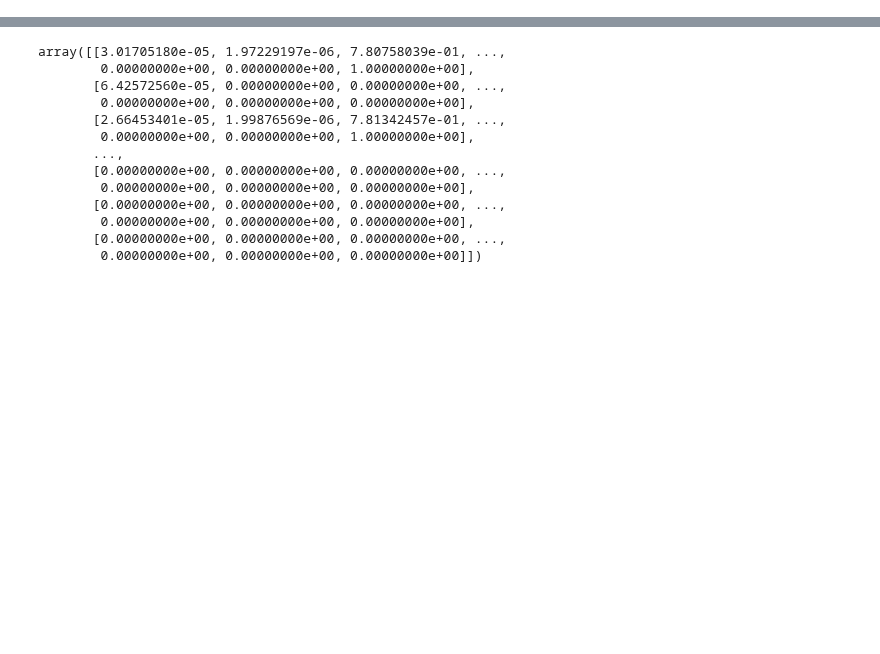
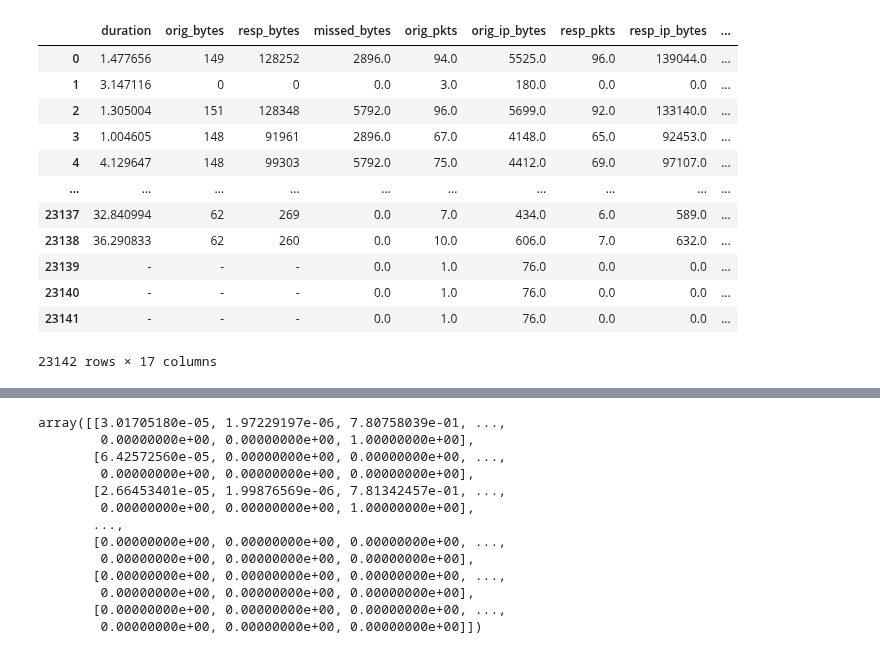
Before and after one commit to WiresharkIO/ML_4_IOT_Security, a Jupyter notebook: Model/Naive_Bayes.ipynb, the cells around one changed output, grey strips where cells are left out. Cells and saved outputs as stored; diff of their text form; code cells hidden in the pictures; blank space fills up the shorter version.

```diff
--- a/Model/Naive_Bayes.ipynb
+++ b/Model/Naive_Bayes.ipynb
@@ -0,0 +66,20 @@
+# %%
+df_c.loc[(df_c.label == '-   Malicious   PartOfAHorizontalPortScan'), 'label'] = 'PartOfAHorizontalPortScan'
+df_c.loc[(df_c.label == '(empty)   Malicious   PartOfAHorizontalPortScan'), 'label'] = 'PartOfAHorizontalPortScan'
+df_c.loc[(df_c.label == '-   Malicious   Okiru'), 'label'] = 'Okiru'
+df_c.loc[(df_c.label == '(empty)   Malicious   Okiru'), 'label'] = 'Okiru'
+df_c.loc[(df_c.label == '-   Benign   -'), 'label'] = 'Benign'
+df_c.loc[(df_c.label == '(empty)   Benign   -'), 'label'] = 'Benign'
+df_c.loc[(df_c.label == '-   Malicious   DDoS'), 'label'] = 'DDoS'
+df_c.loc[(df_c.label == '-   Malicious   C&C'), 'label'] = 'C&C'
+df_c.loc[(df_c.label == '(empty)   Malicious   C&C'), 'label'] = 'C&C'
+df_c.loc[(df_c.label == '-   Malicious   Attack'), 'label'] = 'Attack'
+df_c.loc[(df_c.label == '(empty)   Malicious   Attack'), 'label'] = 'Attack'
+df_c.loc[(df_c.label == '-   Malicious   C&C-HeartBeat'), 'label'] = 'C&C-HeartBeat'
+df_c.loc[(df_c.label == '(empty)   Malicious   C&C-HeartBeat'), 'label'] = 'C&C-HeartBeat'
+df_c.loc[(df_c.label == '-   Malicious   C&C-FileDownload'), 'label'] = 'C&C-FileDownload'
+df_c.loc[(df_c.label == '-   Malicious   C&C-Torii'), 'label'] = 'C&C-Torii'
+df_c.loc[(df_c.label == '-   Malicious   C&C-HeartBeat-FileDownload'), 'label'] = 'C&C-HeartBeat-FileDownload'
+df_c.loc[(df_c.label == '-   Malicious   FileDownload'), 'label'] = 'FileDownload'
+df_c.loc[(df_c.label == '-   Malicious   C&C-Mirai'), 'label'] = 'C&C-Mirai'
+df_c.loc[(df_c.label == '-   Malicious   Okiru-Attack'), 'label'] = 'Okiru-Attack'
@@ -0,0 +94,21 @@
+# %%
+df_c = df_c.drop(columns=['ts','uid','id.orig_h','id.orig_p','id.resp_h','id.resp_p', 'service','local_orig','local_resp','history'])
+# %%
+df_c = pd.get_dummies(df_c, columns=['proto'])
+df_c = pd.get_dummies(df_c, columns=['conn_state'])
+# %%
+df_c
+# %% [output]
+|  | duration | orig_bytes | resp_bytes | missed_bytes | orig_pkts | orig_ip_bytes | resp_pkts | resp_ip_bytes | ... |
+| 0 | 1.477656 | 149 | 128252 | 2896.0 | 94.0 | 5525.0 | 96.0 | 139044.0 | ... |
+| 1 | 3.147116 | 0 | 0 | 0.0 | 3.0 | 180.0 | 0.0 | 0.0 | ... |
+| 2 | 1.305004 | 151 | 128348 | 5792.0 | 96.0 | 5699.0 | 92.0 | 133140.0 | ... |
+| 3 | 1.004605 | 148 | 91961 | 2896.0 | 67.0 | 4148.0 | 65.0 | 92453.0 | ... |
+| 4 | 4.129647 | 148 | 99303 | 5792.0 | 75.0 | 4412.0 | 69.0 | 97107.0 | ... |
+| ... | ... | ... | ... | ... | ... | ... | ... | ... | ... |
+| 23137 | 32.840994 | 62 | 269 | 0.0 | 7.0 | 434.0 | 6.0 | 589.0 | ... |
+| 23138 | 36.290833 | 62 | 260 | 0.0 | 10.0 | 606.0 | 7.0 | 632.0 | ... |
+| 23139 | - | - | - | 0.0 | 1.0 | 76.0 | 0.0 | 0.0 | ... |
+| 23140 | - | - | - | 0.0 | 1.0 | 76.0 | 0.0 | 0.0 | ... |
+| 23141 | - | - | - | 0.0 | 1.0 | 76.0 | 0.0 | 0.0 | ... |
+23142 rows × 17 columns
```
Also changed, not shown: parts of 25 cells of this notebook, 1 other file.
